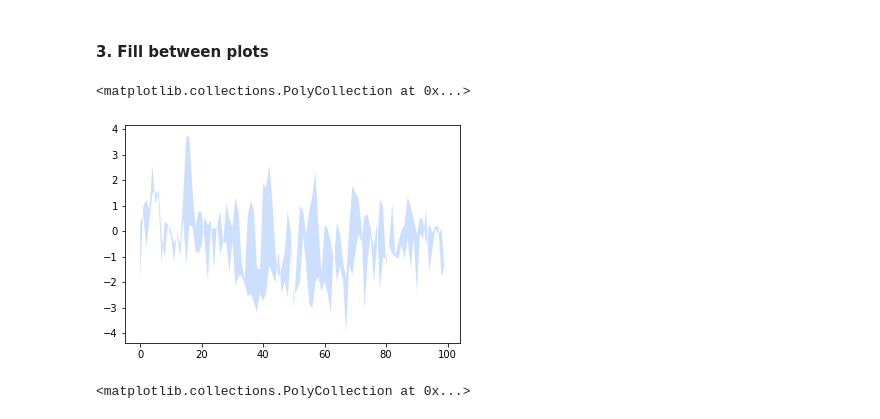
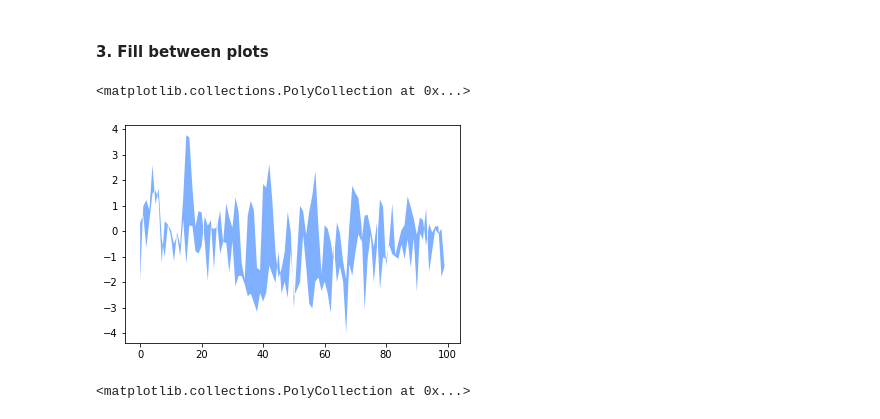
Before and after one commit to Hrithik2212/IBM-Specialized-Models-Time-Series-and-Survival-Analysis, a Jupyter notebook: Week 3/06e_DEMO_ARMA.ipynb, the cells around one changed output. Cells and saved outputs as stored; diff of their text form; code cells hidden in the pictures.

Commit message:
ARMA , acf , pacf plots

```diff
--- a/Week 3/06e_DEMO_ARMA.ipynb
+++ b/Week 3/06e_DEMO_ARMA.ipynb
@@ -356,7 +383,7 @@ More specifically, you will do the following:
 #### 1. Get Data
 # %%
 # get data
-path_to_file = "./"
+path_to_file = ""
 auto_1 = pd.read_csv(path_to_file + "auto_1.csv")
 auto_2 = pd.read_csv(path_to_file + "auto_2.csv")
 # %% [markdown]
@@ -374,10 +401,10 @@ auto_2 = auto_2.values.reshape(-1)
 # %% [markdown]
 #### 3. Fill between plots
 # %%
-plt.fill_between(mytime,auto_1,auto_2,alpha = 0.2)
+plt.fill_between(mytime,auto_1,auto_2,alpha = 0.5)
 # %% [output]
 <matplotlib.collections.PolyCollection at 0x...>
-[figure, old version]
+[figure, new version]
 # %%
 plt.fill_between(mytime,auto_2)
 # %% [output]
```
Also changed, not shown: parts of 11 cells of this notebook.
